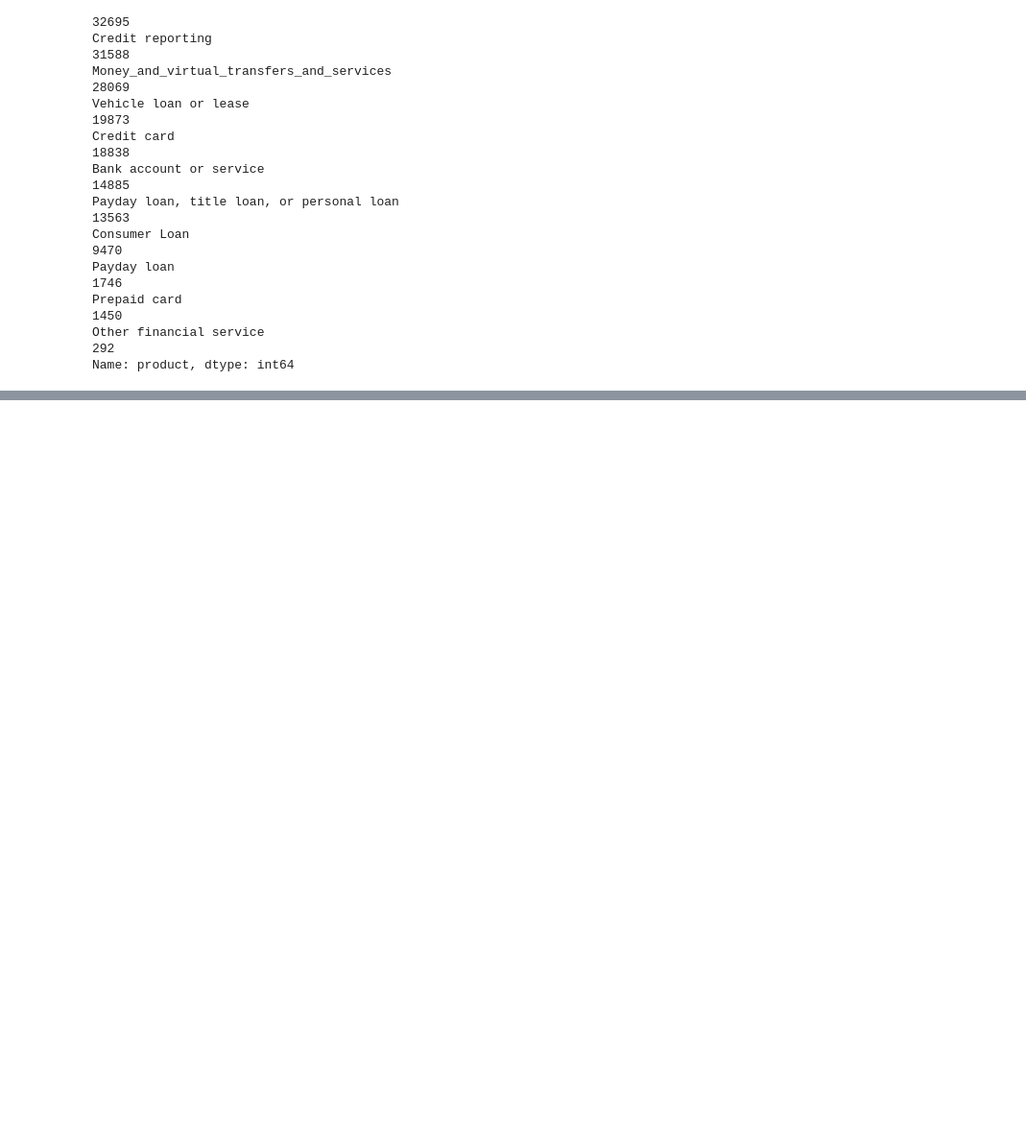
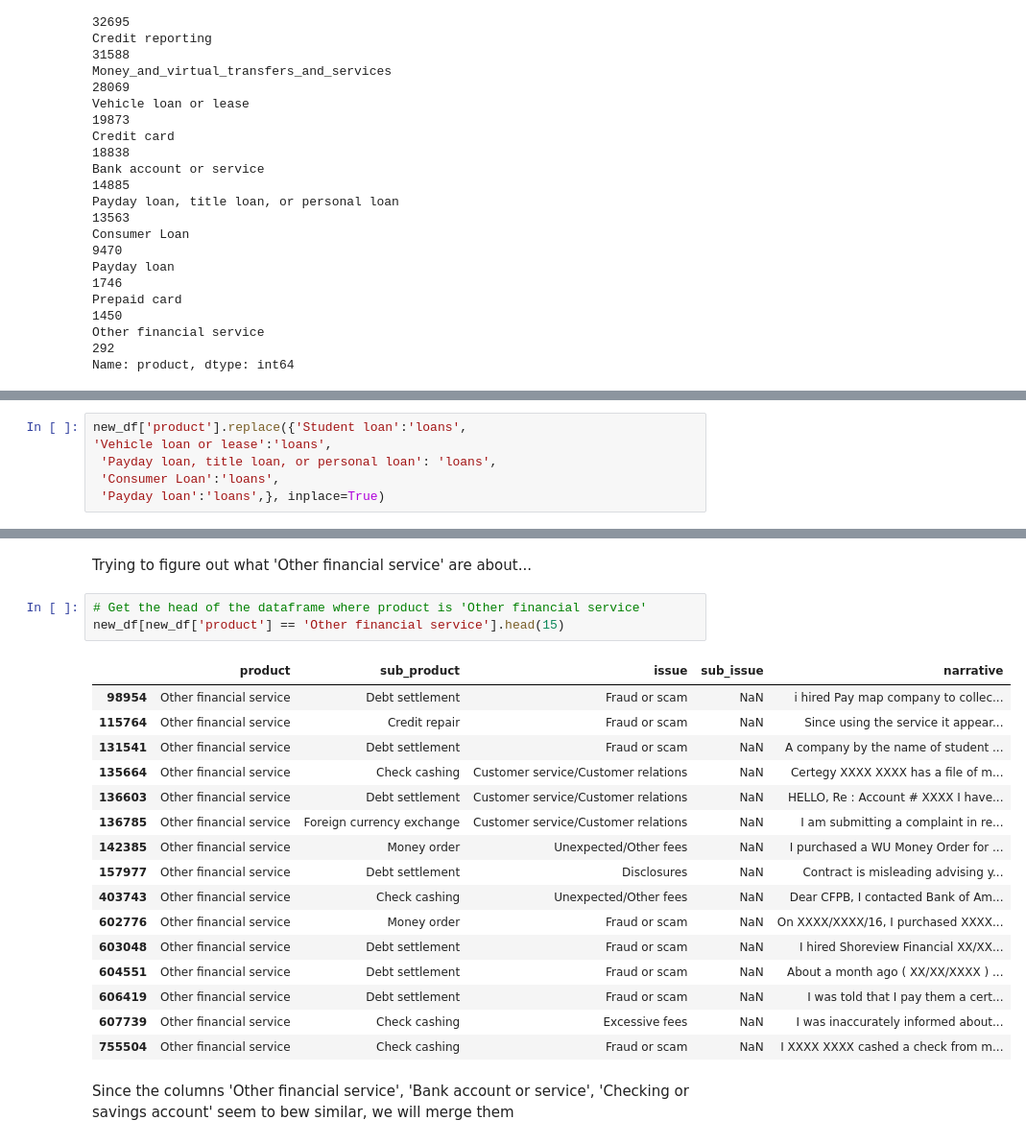
Before and after one commit to tuba-ahmed/complaint-analysis, a Jupyter notebook: code/app/02_Data_Exploration_Anshul_Shandilya.ipynb, the cells around one changed output, grey strips where cells are left out. Shown at 96% size. Saved outputs shown, nothing was run; the diff lists cells and outputs as text; blank space fills up the shorter version.

Commit message:
Updated notebook, merged various categories in an attempt to get more balanced data. Ended up with 7 classes. Could do more

```diff
--- a/code/app/02_Data_Exploration_Anshul_Shandilya.ipynb
+++ b/code/app/02_Data_Exploration_Anshul_Shandilya.ipynb
@@ -566,0 +569,6 @@ Name: product, dtype: int64
+# %%
+new_df['product'].replace({'Student loan':'loans',
+'Vehicle loan or lease':'loans',
+ 'Payday loan, title loan, or personal loan': 'loans',
+ 'Consumer Loan':'loans',
+ 'Payday loan':'loans',}, inplace=True)
@@ -566,0 +610,24 @@ Name: product, dtype: int64
+# %% [markdown]
+Trying to figure out what 'Other financial service' are about...
+# %%
+# Get the head of the dataframe where product is 'Other financial service'
+new_df[new_df['product'] == 'Other financial service'].head(15)
+# %% [output]
+|  | product | sub_product | issue | sub_issue | narrative |
+| 98954 | Other financial service | Debt settlement | Fraud or scam | NaN | i hired Pay map company to collec... |
+| 115764 | Other financial service | Credit repair | Fraud or scam | NaN | Since using the service it appear... |
+| 131541 | Other financial service | Debt settlement | Fraud or scam | NaN | A company by the name of student ... |
+| 135664 | Other financial service | Check cashing | Customer service/Customer relations | NaN | Certegy XXXX XXXX has a file of m... |
+| 136603 | Other financial service | Debt settlement | Customer service/Customer relations | NaN | HELLO, Re : Account # XXXX I have... |
+| 136785 | Other financial service | Foreign currency exchange | Customer service/Customer relations | NaN | I am submitting a complaint in re... |
+| 142385 | Other financial service | Money order | Unexpected/Other fees | NaN | I purchased a WU Money Order for ... |
+| 157977 | Other financial service | Debt settlement | Disclosures | NaN | Contract is misleading advising y... |
+| 403743 | Other financial service | Check cashing | Unexpected/Other fees | NaN | Dear CFPB, I contacted Bank of Am... |
+| 602776 | Other financial service | Money order | Fraud or scam | NaN | On XXXX/XXXX/16, I purchased XXXX... |
+| 603048 | Other financial service | Debt settlement | Fraud or scam | NaN | I hired Shoreview Financial XX/XX... |
+| 604551 | Other financial service | Debt settlement | Fraud or scam | NaN | About a month ago ( XX/XX/XXXX ) ... |
+| 606419 | Other financial service | Debt settlement | Fraud or scam | NaN | I was told that I pay them a cert... |
+| 607739 | Other financial service | Check cashing | Excessive fees | NaN | I was inaccurately informed about... |
+| 755504 | Other financial service | Check cashing | Fraud or scam | NaN | I XXXX XXXX cashed a check from m... |
+# %% [markdown]
+Since the columns 'Other financial service', 'Bank account or service', 'Checking or savings account' seem to bew similar, we will merge them
```
Also changed, not shown: parts of 9 cells of this notebook.
